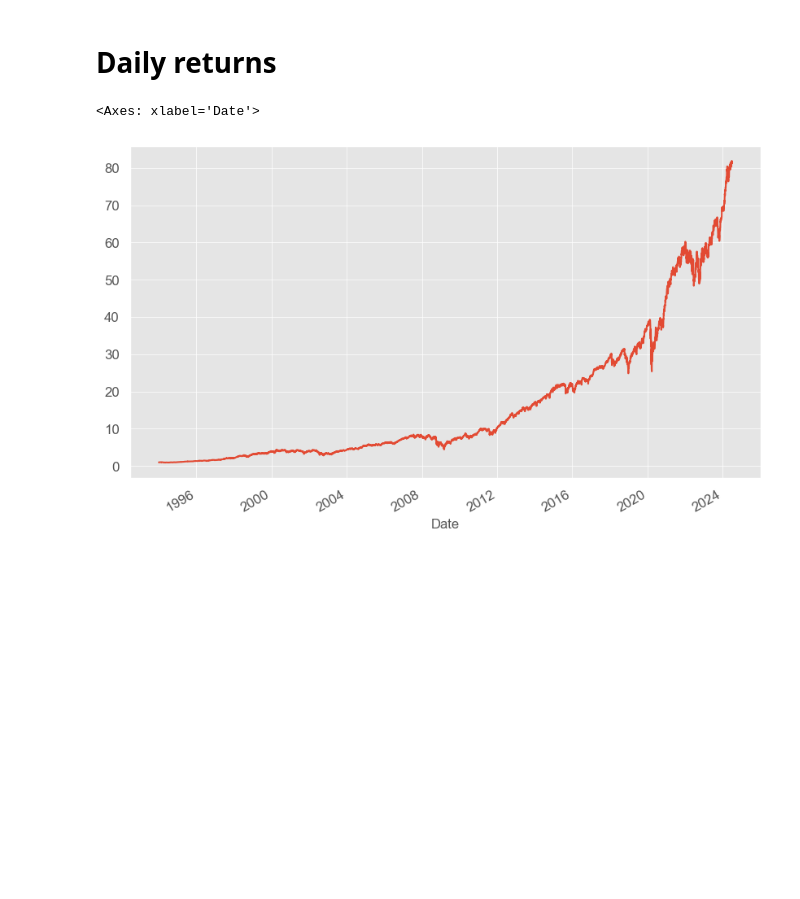
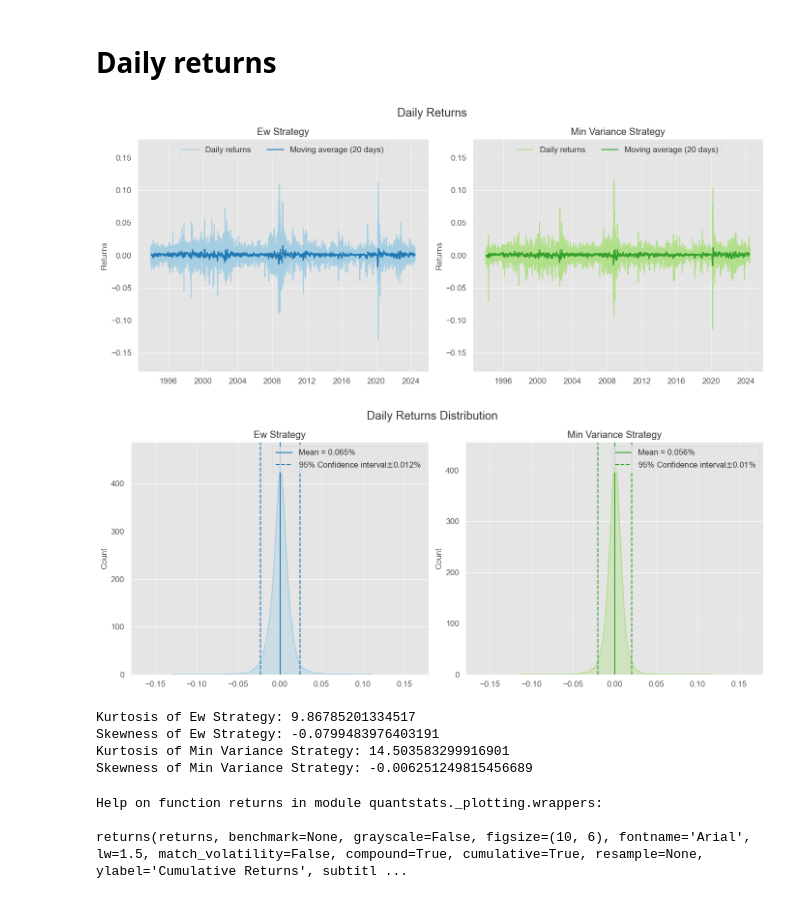
Before and after one commit to iltramont/MASTER_THESIS, a Jupyter notebook: run_strategies.ipynb, the cells around one changed output. Drawn from its saved outputs; the diff is of its cells as text; code cells hidden in the pictures; blank space fills up the shorter version.

```diff
--- a/run_strategies.ipynb
+++ b/run_strategies.ipynb
@@ -131,7 +131,71 @@ Skewness of Min Variance Strategy: -0.12685233976165597
 # %% [markdown]
 # Daily returns
 # %%
-utils.compute_strategy_daily_cum_returns(adj_close_returns, ew_weights).sum(axis=1).plot()
+ew_daily_cum_ret = utils.compute_strategy_daily_cum_returns(adj_close_returns, ew_weights).sum(axis=1)
+min_var_daily_cum_ret = utils.compute_strategy_daily_cum_returns(adj_close_returns, min_variance_weights).sum(axis=1)
-# %% [output]
-<Axes: xlabel='Date'>
-[figure, removed]
+# %%
+df_strategy_daily = pd.DataFrame(
+    {
+        'ew_strategy': ew_daily_cum_ret,
+        'min_variance_strategy': min_var_daily_cum_ret
+    }
+)
+# Compute returns
+df_strategy_daily = utils.compute_returns(df_strategy_daily).iloc[1:]
+# %%
+df = df_strategy_daily
+
+fig3, axes = plt.subplots(1, 2, figsize=(14, 6), tight_layout=True)
+
+limit = np.max(np.abs(df.values)).item()
+delta = 0.05
+rolling_window = 20
+for i in range(len(df.columns)):
+    # Plot monthly returns
+    axes[i].plot(df.iloc[:, i], label=f'Daily returns', color=colors[i*2])
+    # Set same scale
+    axes[i].set_ylim((-(limit + delta), limit + delta))
+    # Plot moving average
+    axes[i].plot(df.iloc[:, i].rolling(rolling_window, center=True).mean(),
+                 label=f'Moving average ({rolling_window} days)', color=colors[i*2 + 1])
+    axes[i].legend(ncol=2, loc='upper center')
+    axes[i].set_title(f'{df.columns[i]}'.replace('_', ' ').title(), fontsize='x-large')
+    axes[i].set_ylabel('Returns')
+fig1.suptitle(f'Daily Returns', fontsize='xx-large')
+plt.savefig('plots/daily_returns_ew_vs_min_var.png')
+plt.show()
+# %% [output]
+[figure, added]
+# %%
+fig4, axes = plt.subplots(1, 2, figsize=(14, 6), tight_layout=True)
+for i in range(len(df.columns)):
+    sns.histplot(df.iloc[:, i], ax=axes[i], color=colors[i*2], kde=True)
+    axes[i].set_xlim((-(limit + delta), limit + delta))
+    axes[i].set_xlabel('')
+    axes[i].set_title(f'{df.columns[i]}'.replace('_', ' ').title(), fontsize='x-large')
+    mu = df.iloc[:, i].mean()
+    sd = df.iloc[:, i].std()
+    ci = ((mu - 1.96*sd).item(), (mu + 1.96*sd).item())
+    axes[i].axvline(mu, label=f'Mean = {100*mu:.3f}%', color=colors[i*2 + 1])
+    axes[i].axvline(ci[0], label=f'95% Confidence interval' + r'$\pm$' + f'{np.round(sd, 3)}%', color=colors[i*2 + 1], ls='--')
+    axes[i].axvline(ci[1], color=colors[i*2 + 1], ls='--')
+
+    axes[i].legend()
+fig4.suptitle(f'Daily Returns Distribution', fontsize='xx-large')
+plt.savefig('plots/daily_returns_distribution_ew_vs_min_var.png')
+plt.show()
+for col in df.columns:
+    print(f'Kurtosis of {col.replace("_", " ").title()}: {stats.kurtosis(df[col])}')
+    print(f'Skewness of {col.replace("_", " ").title()}: {stats.skew(df[col])}')
+# %% [output]
+[figure, added]
+Kurtosis of Ew Strategy: 9.86785201334517
+Skewness of Ew Strategy: -0.0799483976403191
+Kurtosis of Min Variance Strategy: 14.503583299916901
+Skewness of Min Variance Strategy: -0.006251249815456689
+# %%
+help(qs.plots.returns)
+# %% [output]
+Help on function returns in module quantstats._plotting.wrappers:
+
+returns(returns, benchmark=None, grayscale=False, figsize=(10, 6), fontname='Arial', lw=1.5, match_volatility=False, compound=True, cumulative=True, resample=None, ylabel='Cumulative Returns', subtitl ...
```
Also changed, not shown: parts of 3 cells of this notebook, 6 other files.
